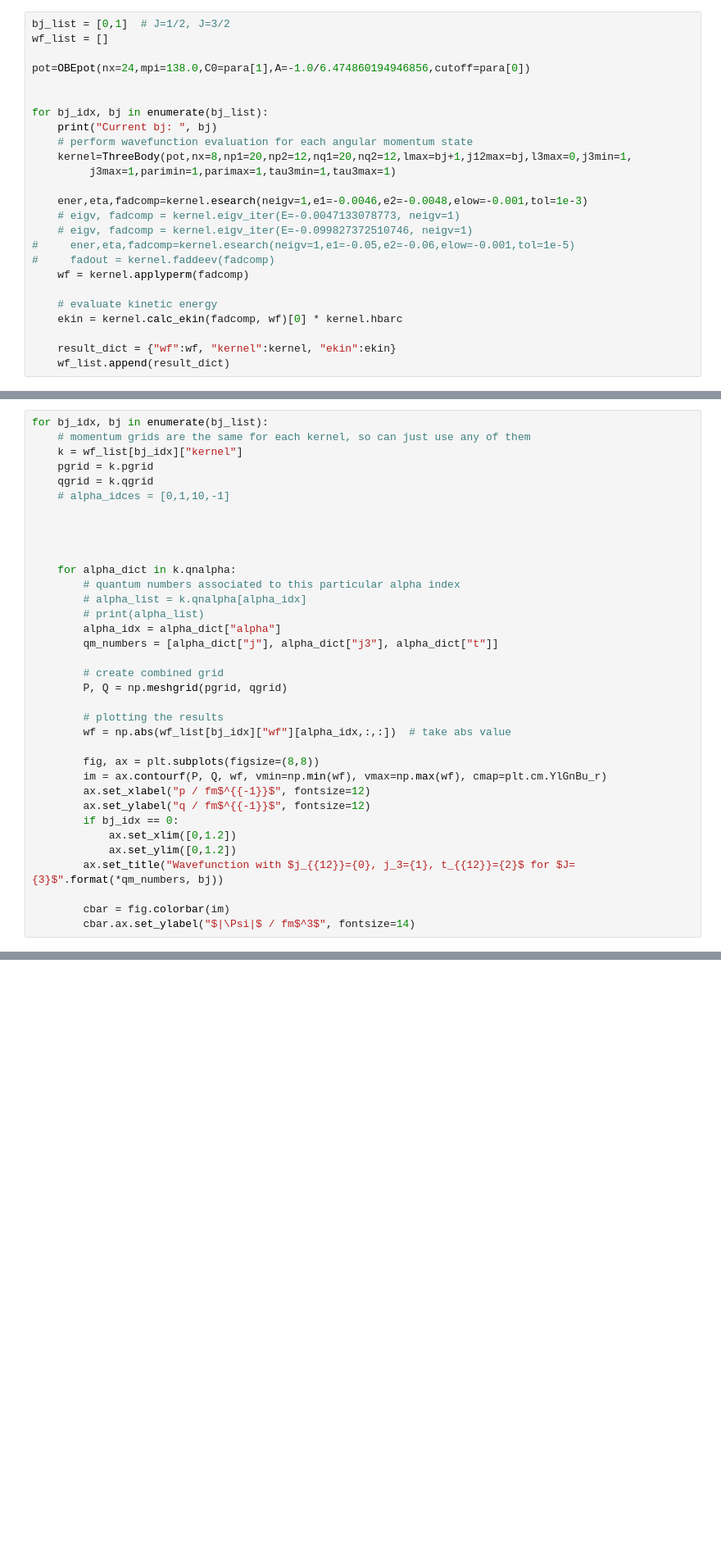
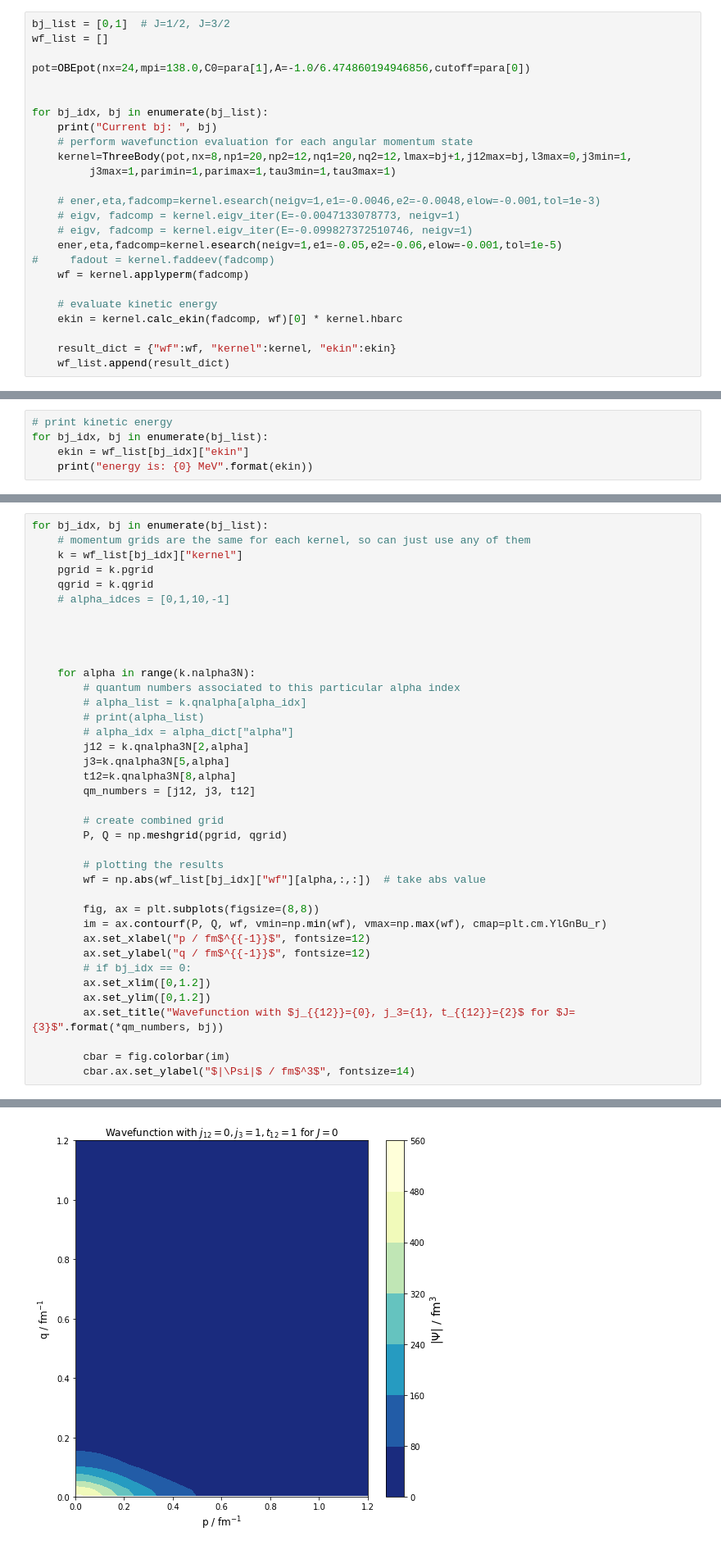
Before and after one commit to kwat0308/CompPhysWS2122, a Jupyter notebook: final_project/notebooks/check_solution.ipynb, the cells around one changed output, grey strips where cells are left out. Shown at 82% size. Saved outputs shown, nothing was run; the diff lists cells and outputs as text; blank space fills up the shorter version.

Commit message:
Computed values in solution notebook

```diff
--- a/final_project/notebooks/check_solution.ipynb
+++ b/final_project/notebooks/check_solution.ipynb
@@ -59,10 +58,10 @@ for bj_idx, bj in enumerate(bj_list):
     kernel=ThreeBody(pot,nx=8,np1=20,np2=12,nq1=20,nq2=12,lmax=bj+1,j12max=bj,l3max=0,j3min=1,
          j3max=1,parimin=1,parimax=1,tau3min=1,tau3max=1)
 
-    ener,eta,fadcomp=kernel.esearch(neigv=1,e1=-0.0046,e2=-0.0048,elow=-0.001,tol=1e-3)
+    # ener,eta,fadcomp=kernel.esearch(neigv=1,e1=-0.0046,e2=-0.0048,elow=-0.001,tol=1e-3)
     # eigv, fadcomp = kernel.eigv_iter(E=-0.0047133078773, neigv=1)
     # eigv, fadcomp = kernel.eigv_iter(E=-0.099827372510746, neigv=1)
-#     ener,eta,fadcomp=kernel.esearch(neigv=1,e1=-0.05,e2=-0.06,elow=-0.001,tol=1e-5)
+    ener,eta,fadcomp=kernel.esearch(neigv=1,e1=-0.05,e2=-0.06,elow=-0.001,tol=1e-5)
 #     fadout = kernel.faddeev(fadcomp)
     wf = kernel.applyperm(fadcomp)
 
@@ -91,0 +91,5 @@ maxpos, eigb 525 2.5331344202142283
+# %%
+# print kinetic energy
+for bj_idx, bj in enumerate(bj_list):
+    ekin = wf_list[bj_idx]["ekin"]
+    print("energy is: {0} MeV".format(ekin))
@@ -100,26 +113,29 @@ for bj_idx, bj in enumerate(bj_list):
 
 
 
-    for alpha_dict in k.qnalpha:
+    for alpha in range(k.nalpha3N):
         # quantum numbers associated to this particular alpha index
         # alpha_list = k.qnalpha[alpha_idx]
         # print(alpha_list)
-        alpha_idx = alpha_dict["alpha"]
-        qm_numbers = [alpha_dict["j"], alpha_dict["j3"], alpha_dict["t"]]
+        # alpha_idx = alpha_dict["alpha"]
+        j12 = k.qnalpha3N[2,alpha]
+        j3=k.qnalpha3N[5,alpha]
+        t12=k.qnalpha3N[8,alpha]
+        qm_numbers = [j12, j3, t12]
 
         # create combined grid
         P, Q = np.meshgrid(pgrid, qgrid)
 
         # plotting the results
-        wf = np.abs(wf_list[bj_idx]["wf"][alpha_idx,:,:])  # take abs value
+        wf = np.abs(wf_list[bj_idx]["wf"][alpha,:,:])  # take abs value
 
         fig, ax = plt.subplots(figsize=(8,8))
         im = ax.contourf(P, Q, wf, vmin=np.min(wf), vmax=np.max(wf), cmap=plt.cm.YlGnBu_r)
         ax.set_xlabel("p / fm$^{{-1}}$", fontsize=12)
         ax.set_ylabel("q / fm$^{{-1}}$", fontsize=12)
-        if bj_idx == 0:
-            ax.set_xlim([0,1.2])
-            ax.set_ylim([0,1.2])
+        # if bj_idx == 0:
+        ax.set_xlim([0,1.2])
+        ax.set_ylim([0,1.2])
         ax.set_title("Wavefunction with $j_{{12}}={0}, j_3={1}, t_{{12}}={2}$ for $J={3}$".format(*qm_numbers, bj))
 
         cbar = fig.colorbar(im)
@@ -128,0 +144 @@ IndexError: only integers, slices (`:`), ellipsis (`...`), numpy.newaxis (`None`
+[figure, added]
```
Also changed, not shown: parts of 8 cells of this notebook.
